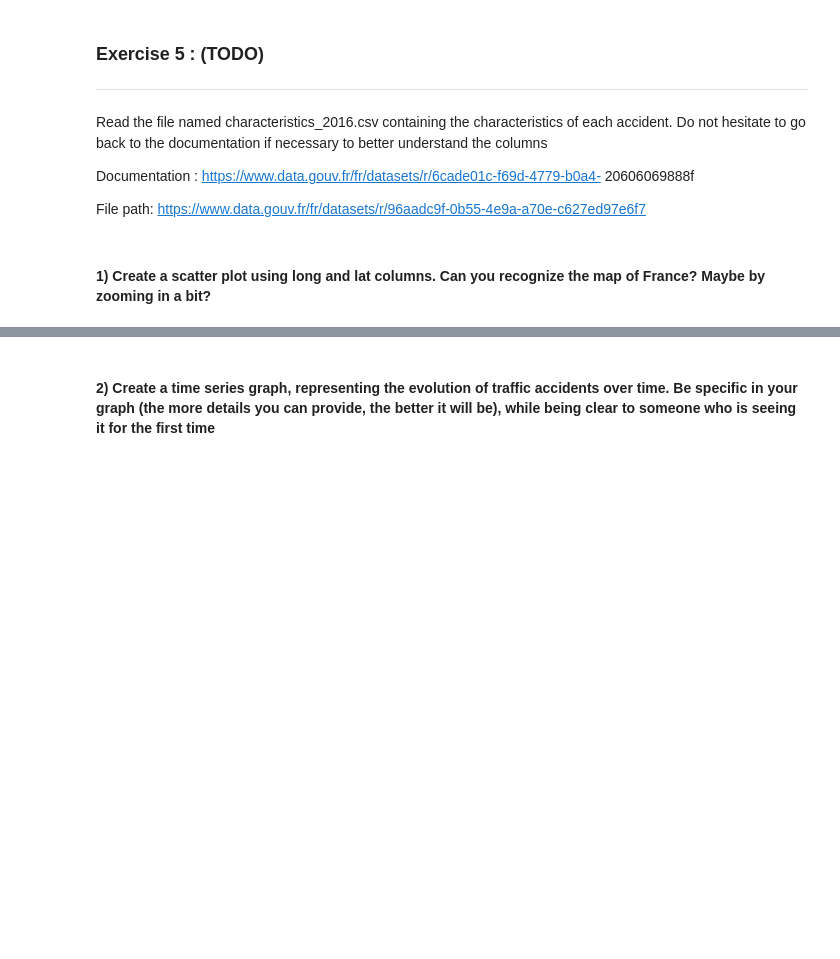
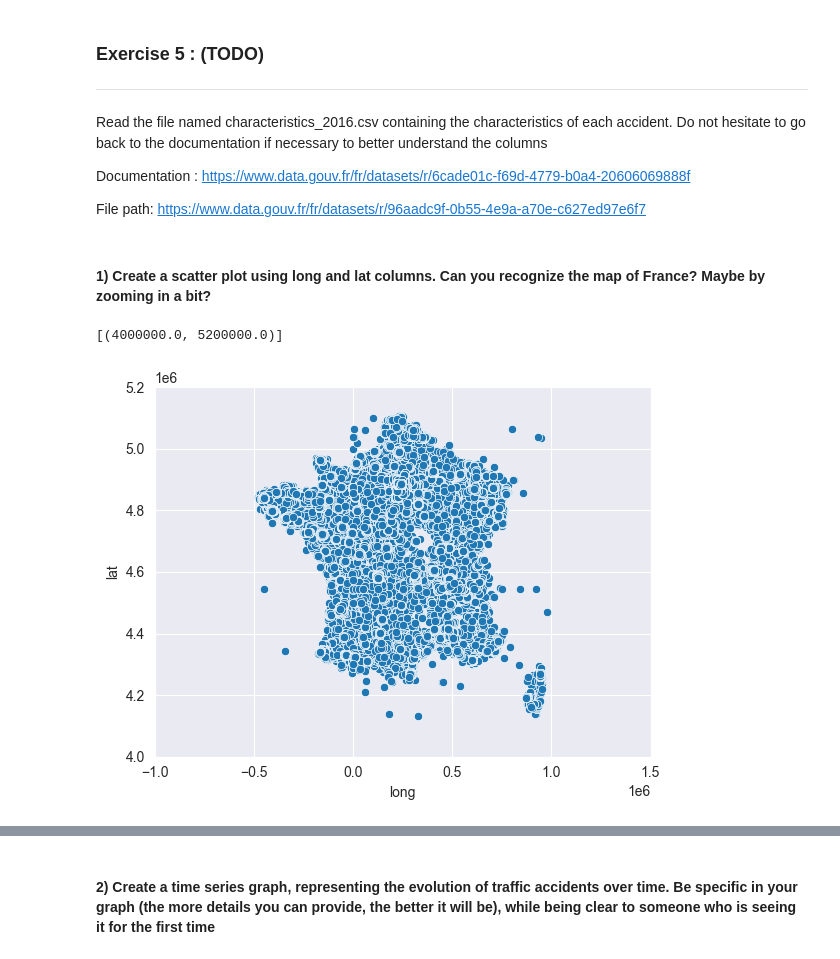
Before and after one commit to Poliaboy/PythonForDataAnalysis, a Jupyter notebook: PW5_Alex_Szpakiewicz.ipynb, the cells around one changed output, grey strips where cells are left out. Cells and saved outputs as stored; diff of their text form; code cells hidden in the pictures; blank space fills up the shorter version.

```diff
--- a/PW5_Alex_Szpakiewicz.ipynb
+++ b/PW5_Alex_Szpakiewicz.ipynb
@@ -123,8 +123,17 @@ ax.set(xlim=(1500, 2000))
 # %% [markdown]
 Read the file named characteristics_2016.csv containing the characteristics of each accident. Do not hesitate to go back to the documentation if necessary to better understand the columns
 
-Documentation : https://www.data.gouv.fr/fr/datasets/r/6cade01c-f69d-4779-b0a4- 20606069888f
+Documentation : https://www.data.gouv.fr/fr/datasets/r/6cade01c-f69d-4779-b0a4-20606069888f
 
 File path: https://www.data.gouv.fr/fr/datasets/r/96aadc9f-0b55-4e9a-a70e-c627ed97e6f7
 # %% [markdown]
 #### 1) Create a scatter plot using long and lat columns. Can you recognize the map of France? Maybe by zooming in a bit?
+# %%
+data = pd.read_csv("https://static.data.gouv.fr/resources/base-de-donnees-accidents-corporels-de-la-circulation/20170915-153739/caracteristiques_2016.csv", encoding="latin-1")
+data_scatter = data[["long", "lat"]]
+ax = sns.scatterplot(data=data_scatter, x="long", y="lat")
+ax.set(xlim=(-1e6, 1.5e6))
+ax.set(ylim=(4e6, 5.2e6))
+# %% [output]
+[(4000000.0, 5200000.0)]
+[figure, added]
```
Also changed, not shown: parts of 20 cells of this notebook, 1 other file.
